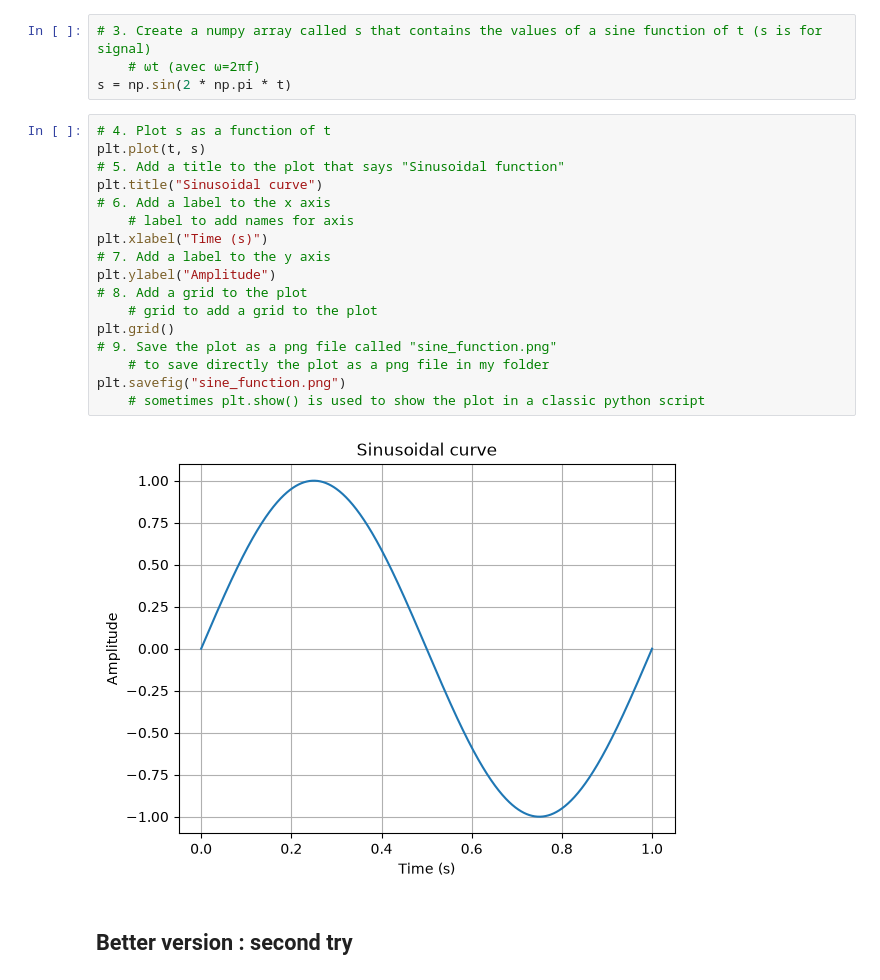
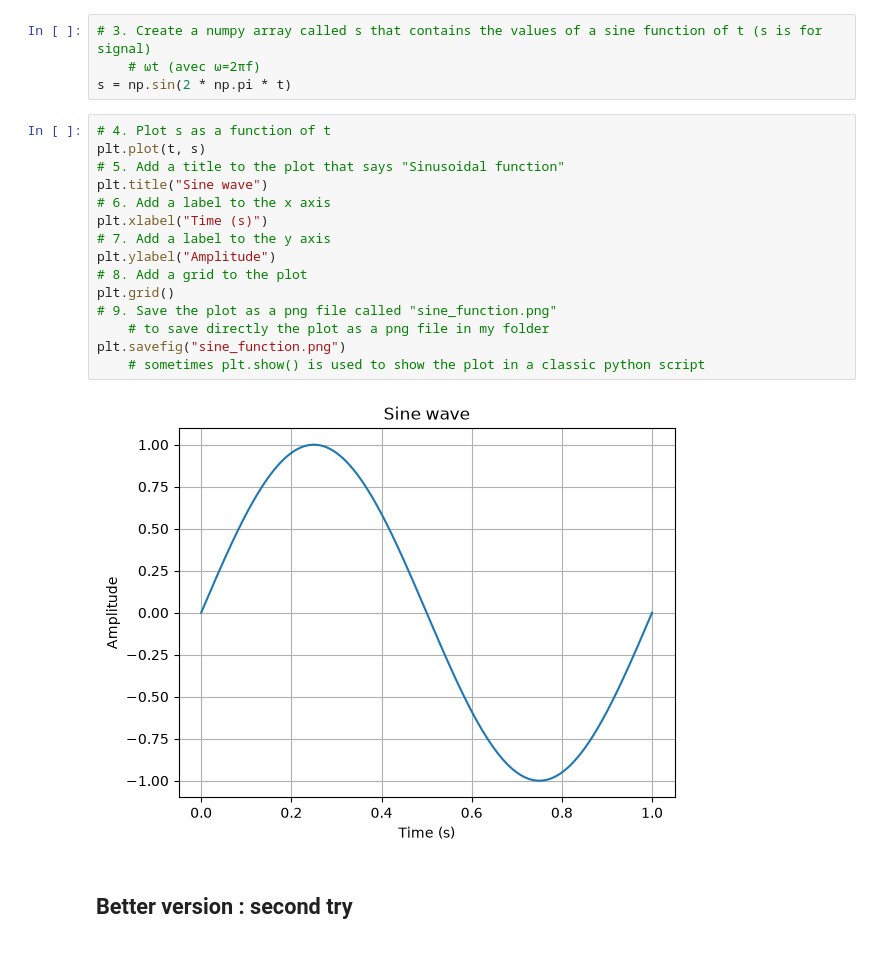
Before and after one commit to jeanne-le-roux-web/python-series02, a Jupyter notebook: python-series02.ipynb, the cells around one changed output. Saved outputs shown, nothing was run; the diff lists cells and outputs as text.

```diff
--- a/python-series02.ipynb
+++ b/python-series02.ipynb
@@ -20,22 +20,20 @@ s = np.sin(2 * np.pi * t)
 # %%
 # 4. Plot s as a function of t
 plt.plot(t, s)
 # 5. Add a title to the plot that says "Sinusoidal function"
-plt.title("Sinusoidal curve")
+plt.title("Sine wave")
 # 6. Add a label to the x axis
-    # label to add names for axis
 plt.xlabel("Time (s)")
 # 7. Add a label to the y axis
 plt.ylabel("Amplitude")
 # 8. Add a grid to the plot
-    # grid to add a grid to the plot
 plt.grid()
 # 9. Save the plot as a png file called "sine_function.png"
     # to save directly the plot as a png file in my folder
 plt.savefig("sine_function.png")
     # sometimes plt.show() is used to show the plot in a classic python script
 # %% [output]
-[figure, old version]
+[figure, new version]
 # %% [markdown]
 ## Better version : second try
 # %%
```
Also changed, not shown: parts of 2 cells of this notebook, 3 other files.
